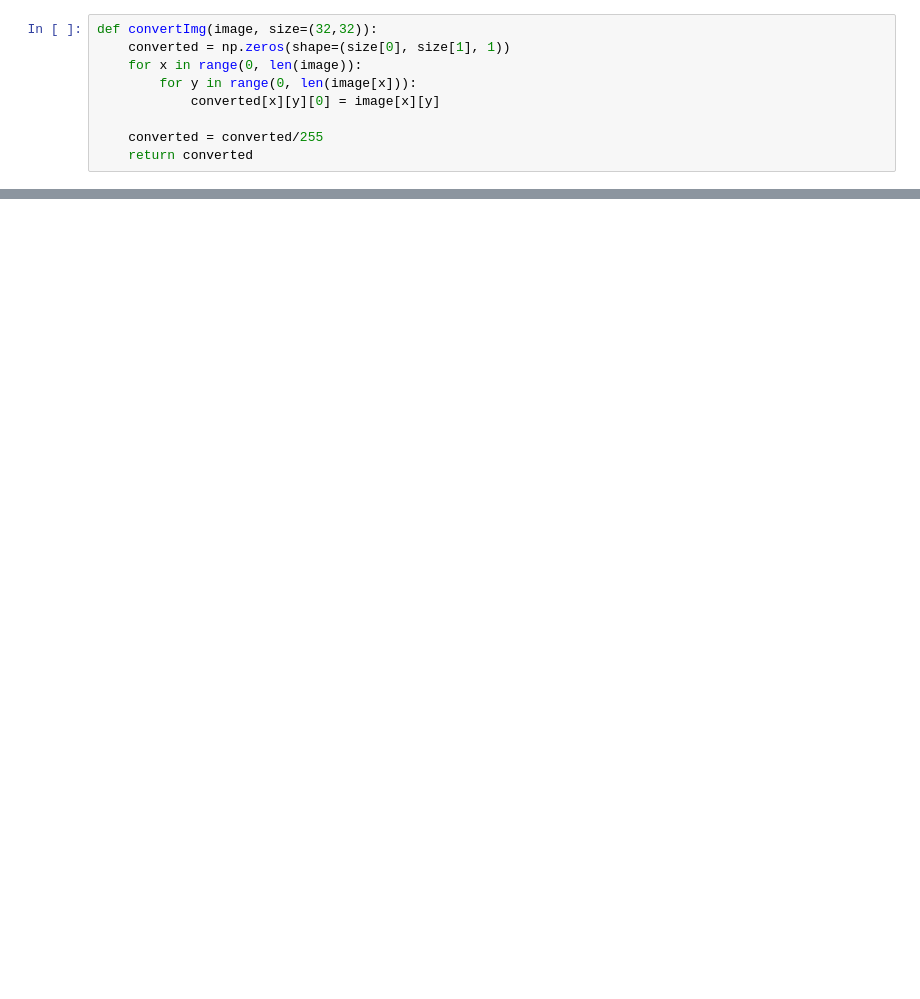
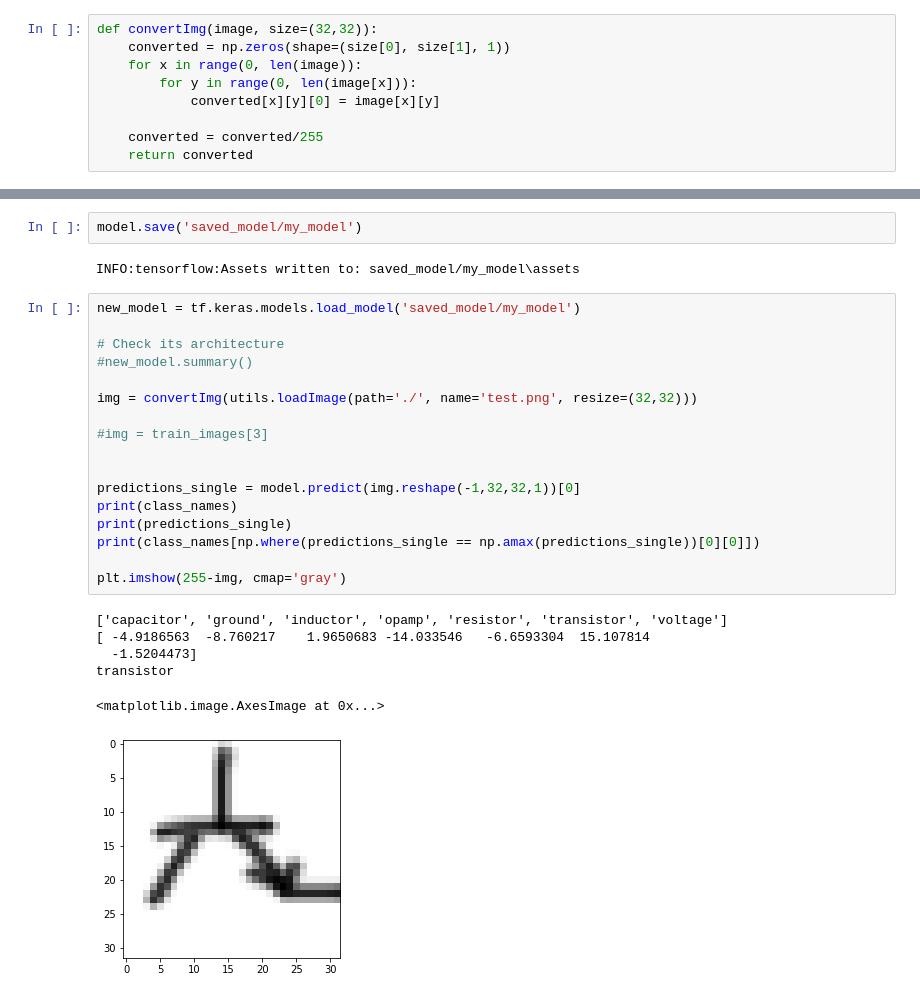
Before and after one commit to Chris022/smarter-circuits, a Jupyter notebook: dev/componentRecognition.ipynb, the cells around one changed output, grey strips where cells are left out. Saved outputs shown, nothing was run; the diff lists cells and outputs as text; blank space fills up the shorter version.

```diff
--- a/dev/componentRecognition.ipynb
+++ b/dev/componentRecognition.ipynb
@@ -141,3 +133,31 @@ Epoch 10/10
+# %%
+model.save('saved_model/my_model')
+# %% [output]
+INFO:tensorflow:Assets written to: saved_model/my_model\assets
+# %%
+new_model = tf.keras.models.load_model('saved_model/my_model')
+
+# Check its architecture
+#new_model.summary()
+
+img = convertImg(utils.loadImage(path='./', name='test.png', resize=(32,32)))
+
+#img = train_images[3]
+
+
+predictions_single = model.predict(img.reshape(-1,32,32,1))[0]
+print(class_names)
+print(predictions_single)
+print(class_names[np.where(predictions_single == np.amax(predictions_single))[0][0]])
+
+plt.imshow(255-img, cmap='gray')
+# %% [output]
+['capacitor', 'ground', 'inductor', 'opamp', 'resistor', 'transistor', 'voltage']
+[ -4.9186563  -8.760217    1.9650683 -14.033546   -6.6593304  15.107814
+  -1.5204473]
+transistor
+<matplotlib.image.AxesImage at 0x...>
+[figure, added]
 # %%
 plt.plot(history.history['accuracy'], label='accuracy')
 plt.plot(history.history['val_accuracy'], label = 'val_accuracy')
```
Also changed, not shown: parts of 8 cells of this notebook, 2 other files.
